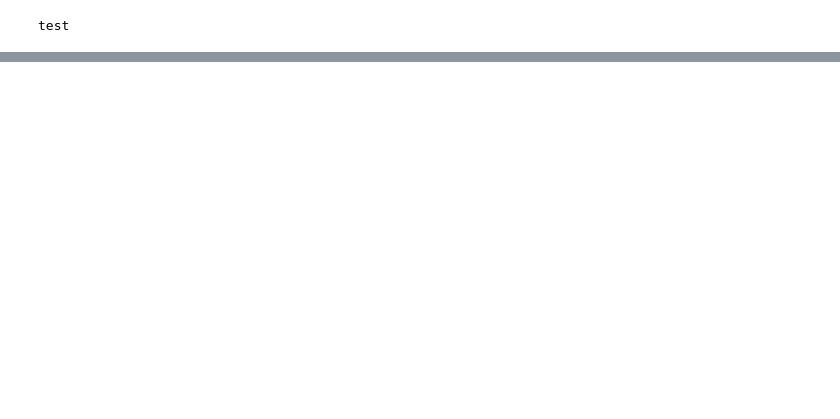
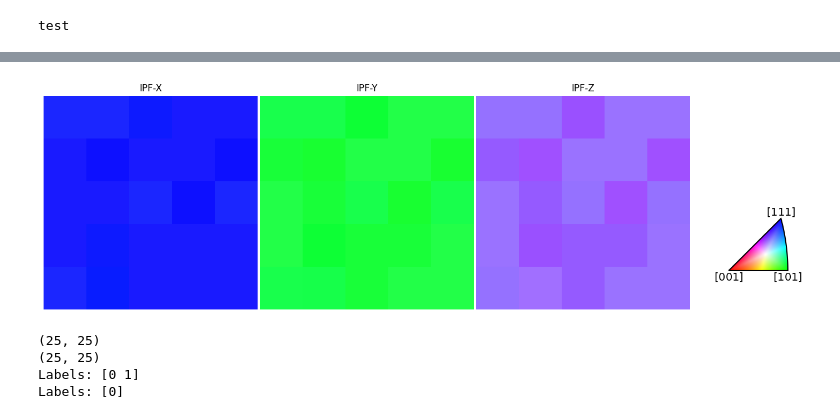
Before and after one commit to jmgiorgi-10/DataScienceNotebooks, a Jupyter notebook: DBSCAN on Materials Data.ipynb, the cells around one changed output, grey strips where cells are left out. Cells and saved outputs as stored; diff of their text form; code cells hidden in the pictures; blank space fills up the shorter version.

```diff
--- a/DBSCAN on Materials Data.ipynb
+++ b/DBSCAN on Materials Data.ipynb
@@ -145,0 +338,57 @@ ori.scatter(figure=fig, position=122, c=colors)
+# %%
+# Single out a single slerp interpolation causing a symmetry artifact
+data_zoom = all_data[200:200 + 4 +1, 156:156+4+1]
+ori_zoom = Orientation(data_zoom)
+
+fig, axes = plt.subplots(ncols=3, figsize=(15, 10))
+for i, ax in enumerate(axes):
+    ckey.direction = Vector3d(directions[i])
+    # Invert because orix assumes lab2crystal when coloring orientations
+    ax.imshow(ckey.orientation2color(~ori_zoom))
+    ax.set_title(f"IPF-{titles[i]}")
+    ax.axis("off")
+
+# Add color key
+ax_ipfkey = fig.add_axes(
+    [0.932, 0.37, 0.1, 0.1],  # (Left, bottom, width, height)
+    projection="ipf",
+    symmetry=ori.symmetry.laue,
+)
+ax_ipfkey.plot_ipf_color_key()
+ax_ipfkey.set_title("")
+fig.subplots_adjust(wspace=0.01)
+# %% [output]
+[figure, added]
+# %%
+
+# Misorientations without symmetry
+ori_zoom_no_sym = Orientation(data_zoom, symmetry=C1)
+ori_zoom_no_sym = ori_zoom_no_sym.flatten()
+mori = (~ori_zoom_no_sym).outer(ori_zoom_no_sym)
+D1 = mori.angle
+print(D1.shape)
+
+# Misorientations with symmetry
+ori_zoom = Orientation(data_zoom, symmetry=Oh)
+ori_zoom = ori_zoom.flatten()
+mori = (~ori_zoom).outer(ori_zoom)
+mori.symmetry = Oh
+mori = mori.map_into_symmetry_reduced_zone()
+D2 = mori.angle
+print(D2.shape)
+
+# ## dbscan epsilon --> The maximum distance between two samples for one to be considered as in the neighborhood of the other
+dbscan1 = DBSCAN(
+    eps=0.1, min_samples=2, metric="precomputed"
+).fit(D1.astype(np.float32))
+print("Labels:", np.unique(dbscan1.labels_))
+
+dbscan2 = DBSCAN(
+    eps=0.1, min_samples=2, metric="precomputed"
+).fit(D2.astype(np.float32))
+print("Labels:", np.unique(dbscan2.labels_))
+# %% [output]
+(25, 25)
+(25, 25)
+Labels: [0 1]
+Labels: [0]
```
Also changed, not shown: parts of 19 cells of this notebook, 4 other files.
